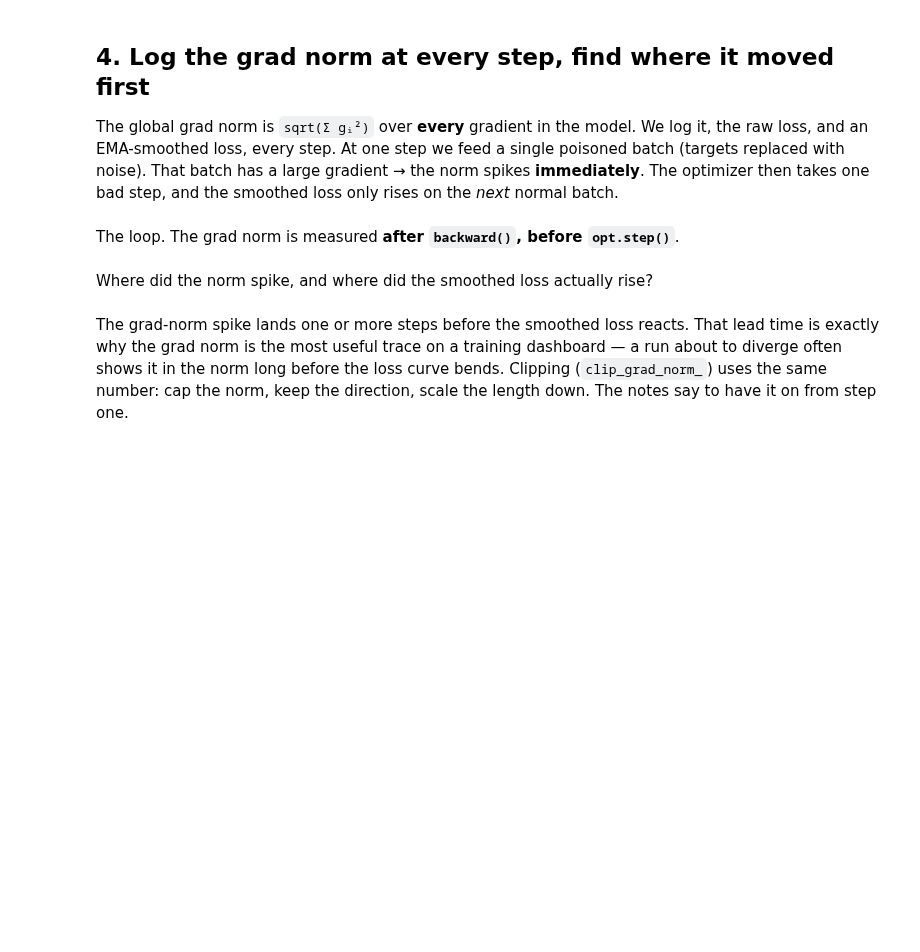
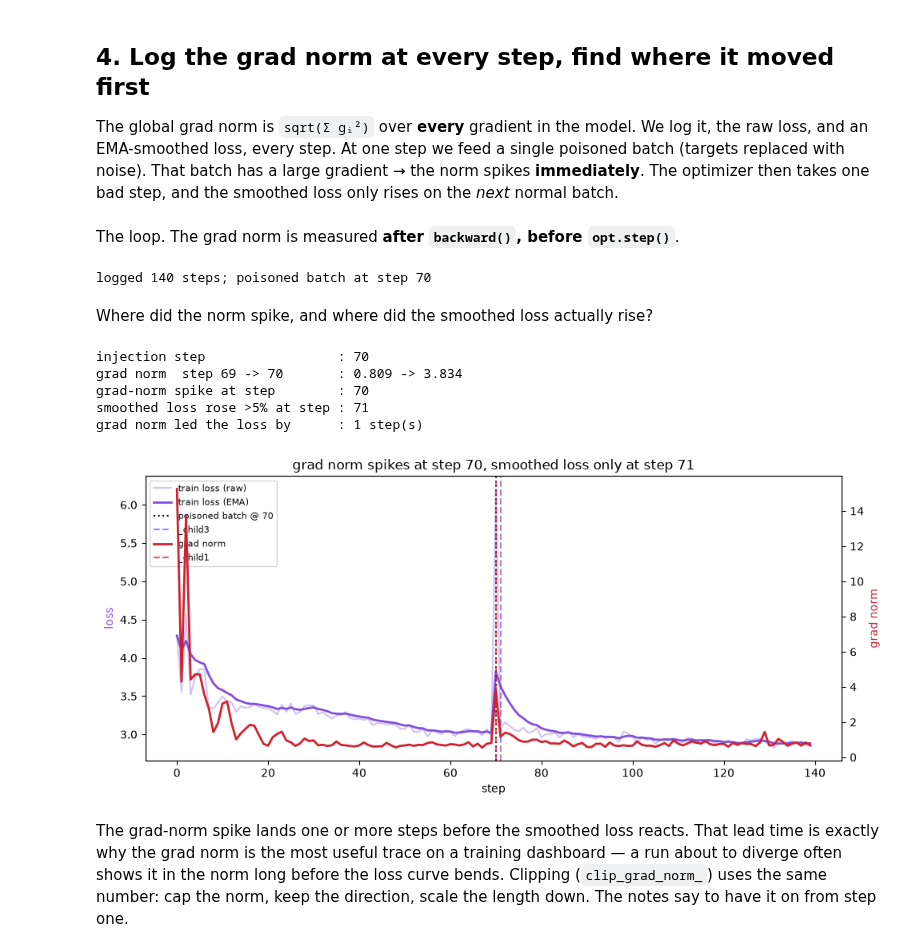
Before and after one commit to RaviNaik/ERA, a Jupyter notebook: v5/session10/training_loop/session10_training_loop.ipynb, the cells around one changed output. Drawn from its saved outputs; the diff is of its cells as text; code cells hidden in the pictures; blank space fills up the shorter version.

```diff
--- a/v5/session10/training_loop/session10_training_loop.ipynb
+++ b/v5/session10/training_loop/session10_training_loop.ipynb
@@ -482,7 +686,9 @@ ema = None
 for step in range(n_steps):
     x, y = data.get_batch(ds, "train", 16, seq_len, DEVICE, generator=gen)
     if step == inject_step:
-        y = torch.randint(0, ds.vocab_size, y.shape, generator=gen).to(DEVICE)   # one poisoned batch
+        y = torch.randint(0, ds.vocab_size, y.shape, generator=gen).to(
+            DEVICE
+        )  # one poisoned batch
 
     opt.zero_grad(set_to_none=True)
     _, loss = gnet(x, targets=y)
@@ -492,42 +698,68 @@ for step in range(n_steps):
 
     lv = float(loss.item())
     ema = lv if ema is None else (1 - ema_beta) * ema + ema_beta * lv
-    tr["step"].append(step); tr["loss"].append(lv)
-    tr["loss_ema"].append(ema); tr["gnorm"].append(gnorm)
+    tr["step"].append(step)
+    tr["loss"].append(lv)
+    tr["loss_ema"].append(ema)
+    tr["gnorm"].append(gnorm)
 print(f"logged {len(tr['step'])} steps; poisoned batch at step {inject_step}")
+# %% [output]
+logged 140 steps; poisoned batch at step 70
 # %% [markdown]
 Where did the norm spike, and where did the smoothed loss actually rise?
 # %%
-gn = np.array(tr["gnorm"]); ls = np.array(tr["loss_ema"])
+gn = np.array(tr["gnorm"])
+ls = np.array(tr["loss_ema"])
 lo, hi = max(inject_step - 3, 0), min(inject_step + 3, len(gn))
 grad_spike = lo + int(np.argmax(gn[lo:hi]))
-ref = ls[inject_step - 1]                       # smoothed loss just before the poison
-loss_rise = next((i for i in range(inject_step + 1, min(inject_step + 12, len(ls)))
-                  if ls[i] > ref * 1.05), None)
+ref = ls[inject_step - 1]  # smoothed loss just before the poison
+loss_rise = next(
+    (
+        i
+        for i in range(inject_step + 1, min(inject_step + 12, len(ls)))
+        if ls[i] > ref * 1.05
+    ),
+    None,
+)
 
 print(f"injection step                 : {inject_step}")
-print(f"grad norm  step {inject_step-1} -> {inject_step}       : {gn[inject_step-1]:.3f} -> {gn[inject_step]:.3f}")
+print(
+    f"grad norm  step {inject_step - 1} -> {inject_step}       : {gn[inject_step - 1]:.3f} -> {gn[inject_step]:.3f}"
+)
 print(f"grad-norm spike at step        : {grad_spike}")
 print(f"smoothed loss rose >5% at step : {loss_rise}")
 lead = None if loss_rise is None else loss_rise - grad_spike
 print(f"grad norm led the loss by      : {lead} step(s)")
 RESULTS["gradnorm_lead_steps"] = lead
+# %% [output]
+injection step                 : 70
+grad norm  step 69 -> 70       : 0.809 -> 3.834
+grad-norm spike at step        : 70
+smoothed loss rose >5% at step : 71
+grad norm led the loss by      : 1 step(s)
 # %%
 fig, ax1 = plt.subplots(figsize=(10, 4.5))
 ax1.plot(tr["step"], tr["loss"], color="#8250df", alpha=0.35, label="train loss (raw)")
 ax1.plot(tr["step"], tr["loss_ema"], color="#8250df", lw=2, label="train loss (EMA)")
-ax1.set_xlabel("step"); ax1.set_ylabel("loss", color="#8250df")
+ax1.set_xlabel("step")
+ax1.set_ylabel("loss", color="#8250df")
 ax2 = ax1.twinx()
 ax2.plot(tr["step"], tr["gnorm"], color="#cf222e", lw=2, label="grad norm")
 ax2.set_ylabel("grad norm", color="#cf222e")
 ax1.axvline(inject_step, color="k", ls=":", label=f"poisoned batch @ {inject_step}")
 ax2.axvline(grad_spike, color="#cf222e", ls="--", alpha=0.7)
 if loss_rise is not None:
     ax1.axvline(loss_rise, color="#8250df", ls="--", alpha=0.7)
 lines = ax1.get_lines() + ax2.get_lines()
 ax1.legend(lines, [l.get_label() for l in lines], loc="upper left", fontsize=8)
-ax1.set_title(f"grad norm spikes at step {grad_spike}, smoothed loss only at step {loss_rise}")
-fig.tight_layout(); fig.savefig("assets/gradnorm_lead.png", dpi=110, bbox_inches="tight"); plt.show()
+ax1.set_title(
+    f"grad norm spikes at step {grad_spike}, smoothed loss only at step {loss_rise}"
+)
+fig.tight_layout()
+fig.savefig("assets/gradnorm_lead.png", dpi=110, bbox_inches="tight")
+plt.show()
+# %% [output]
+[figure, added]
 # %% [markdown]
 The grad-norm spike lands one or more steps before the smoothed loss reacts.
 That lead time is exactly why the grad norm is the most useful trace on a
```
Also changed, not shown: parts of 51 cells of this notebook, 5 other files.
